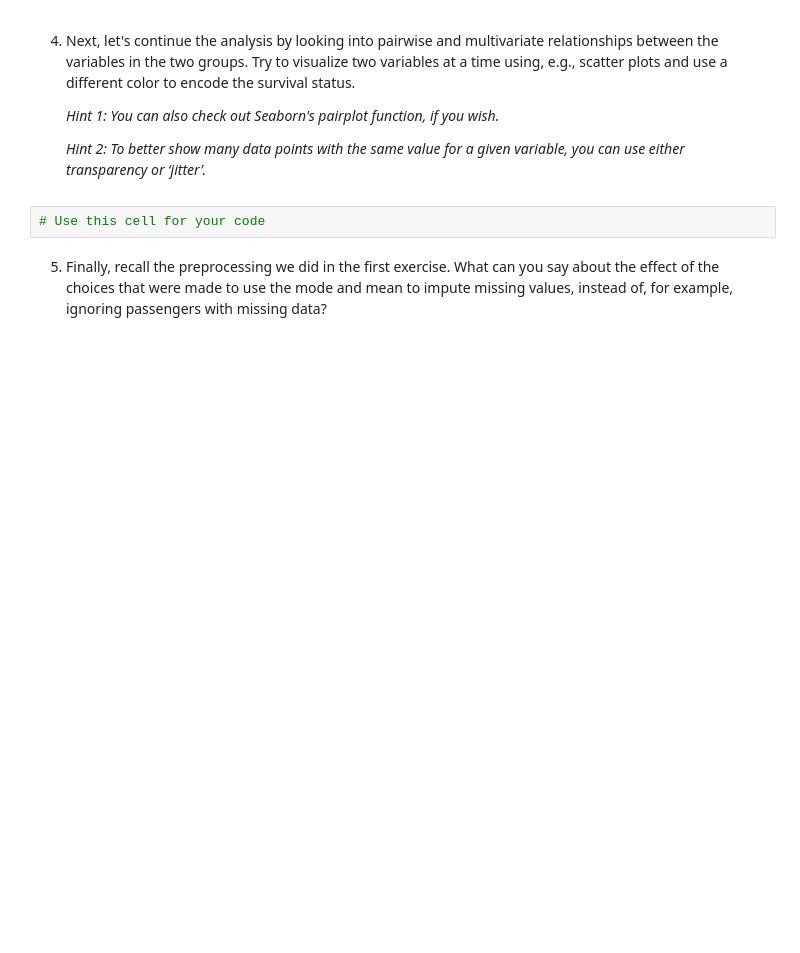
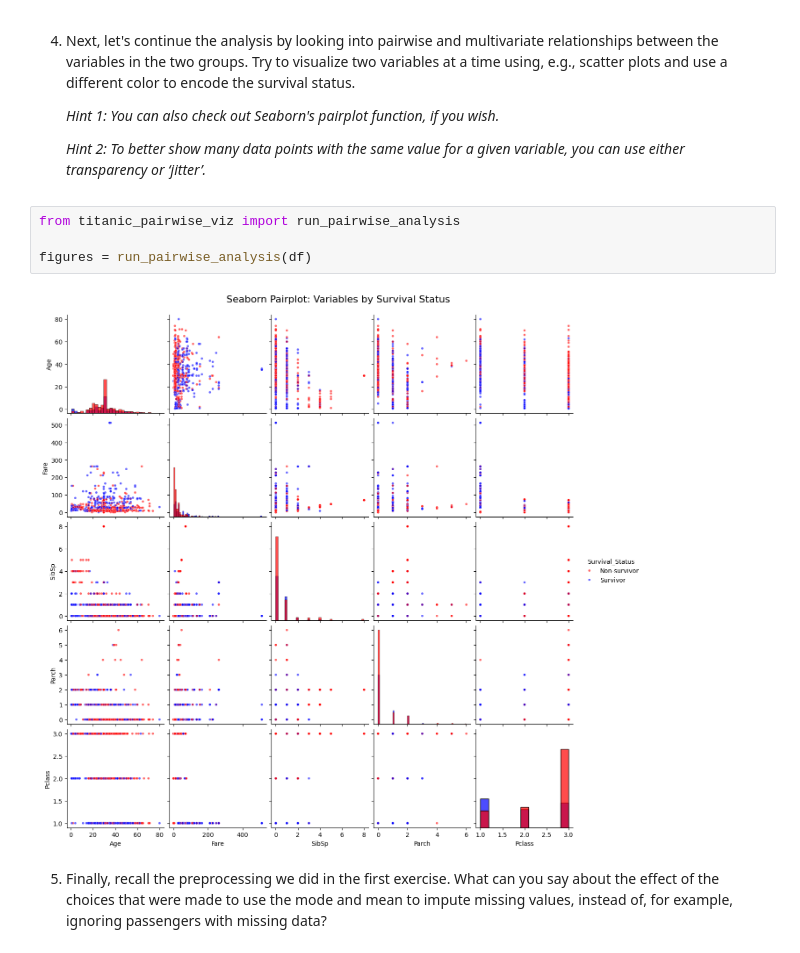
Before and after one commit to joonarafael/ids-exercises, a Jupyter notebook: week2/week2.ipynb, the cells around one changed output. Cells and saved outputs as stored; diff of their text form; blank space fills up the shorter version.

Commit message:
pairwise plot

```diff
--- a/week2/week2.ipynb
+++ b/week2/week2.ipynb
@@ -271,8 +271,12 @@ Non-survivors:
     <span style="font-weight: 500">*Hint 1: You can also check out Seaborn's pairplot function, if you wish.*</span>
 
     <span style="font-weight: 500">*Hint 2: To better show many data points with the same value for a given variable, you can use either transparency or ‘jitter’.*</span>
-# %%
-# Use this cell for your code
+# %%
+from titanic_pairwise_viz import run_pairwise_analysis
+
+figures = run_pairwise_analysis(df)
+# %% [output]
+[figure, added]
 # %% [markdown]
 5. Finally, recall the preprocessing we did in the first exercise. What can you say about the effect of the choices that were made to use the mode and mean to impute missing values, instead of, for example, ignoring passengers with missing data?
 # %% [markdown]
```
Also changed, not shown: parts of 1 cell of this notebook, 2 other files.
